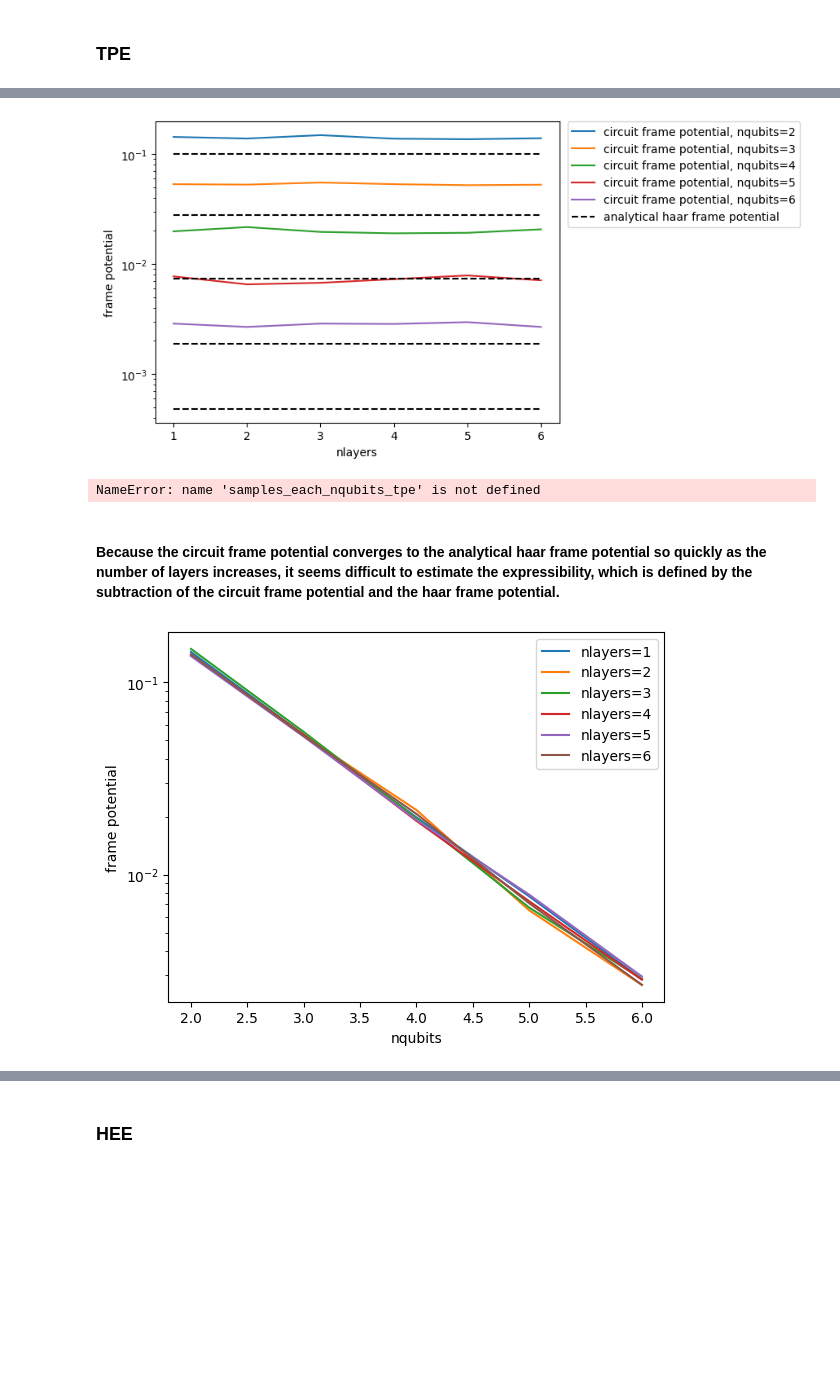
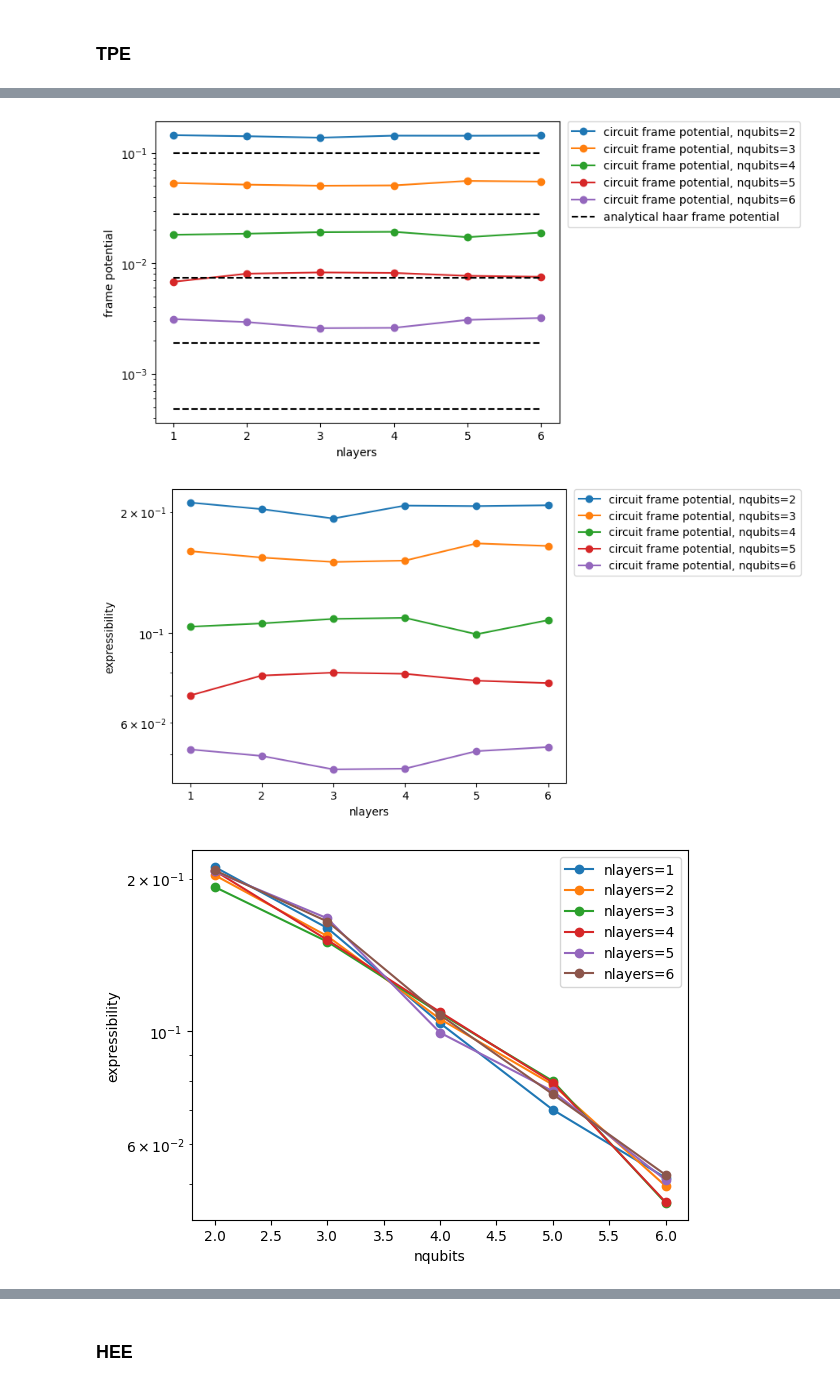
Before and after one commit to kkensuke/encoding-induced_barren-plateau, a Jupyter notebook: expressibility.ipynb, the cells around one changed output, grey strips where cells are left out. Saved outputs shown, nothing was run; the diff lists cells and outputs as text; code cells hidden in the pictures; blank space fills up the shorter version.

```diff
--- a/expressibility.ipynb
+++ b/expressibility.ipynb
@@ -123,6 +141,15 @@ for circuit in circuits:
             samples_each_nlayers.append(exp.circuit_frame_potential())
         samples_each_nqubits.append(samples_each_nlayers)
     samples_each_circuits.append(samples_each_nqubits)
+# %%
+l = samples_each_circuits
+path = "results/data/samples_each_circuits.pkl"
+
+with open(path, "wb") as f:
+    pickle.dump(l, f)
+# %%
+with open(path, "rb") as f:
+    samples_each_circuits = pickle.load(f)
 # %%
 analytical_samples_each_nqubits = []
 for nqubits in nqubits_list:
@@ -142,7 +169,7 @@ circuit.draw('mpl')
 # %%
 samples_each_nqubits_tpe = samples_each_circuits[0]
 for i in range(len(nqubits_list)):
-    plt.semilogy(nlayers_list, samples_each_nqubits_tpe[i], label=f'circuit frame potential, nqubits={nqubits_list[i]}')
+    plt.semilogy(nlayers_list, samples_each_nqubits_tpe[i], label=f'circuit frame potential, nqubits={nqubits_list[i]}', marker='o')
 
 for i in range(len(nqubits_list)-1):
     plt.semilogy(nlayers_list, analytical_samples_each_nqubits[i], linestyle='dashed', color='black')
@@ -153,26 +180,27 @@ plt.ylabel('frame potential')
 plt.legend(bbox_to_anchor=(1.02, 1), loc='upper left', borderaxespad=0, fontsize=10)
 plt.show()
 # %% [output]
-[figure, old version]
+[figure, new version]
 # %%
+expressibility_each_nqubits_tpe = []
 for i in range(len(nqubits_list)):
-    plt.semilogy(nlayers_list, np.sqrt(samples_each_nqubits_tpe[i] - analytical_samples_each_nqubits[i]), label=f'circuit frame potential, nqubits={nqubits_list[i]}')
+    expressibility_each_nlayers_tpe = np.sqrt(np.array(samples_each_nqubits_tpe[i]) - np.array(analytical_samples_each_nqubits[i]))
+    expressibility_each_nqubits_tpe.append(expressibility_each_nlayers_tpe)
+    plt.semilogy(nlayers_list, expressibility_each_nlayers_tpe, label=f'circuit frame potential, nqubits={nqubits_list[i]}', marker='o')
 
 plt.xlabel('nlayers')
 plt.ylabel('expressibility')
 plt.legend(bbox_to_anchor=(1.02, 1), loc='upper left', borderaxespad=0, fontsize=10)
 plt.show()
 # %% [output]
-NameError: name 'samples_each_nqubits_tpe' is not defined
+[figure, added]
-# %% [markdown]
-#### Because the circuit frame potential converges to the analytical haar frame potential so quickly as the number of layers increases, it seems difficult to estimate the expressibility, which is defined by the subtraction of the circuit frame potential and the haar frame potential.
 # %%
-samples_each_nlayers_ = np.array(samples_each_nqubits_tpe).T
+expressibility_each_nqubits_tpe_ = np.array(expressibility_each_nqubits_tpe).T
 for i in range(len(nlayers_list)):
-    plt.semilogy(nqubits_list, samples_each_nlayers_[i], label=f'nlayers={nlayers_list[i]}')
+    plt.semilogy(nqubits_list, expressibility_each_nqubits_tpe_[i], label=f'nlayers={nlayers_list[i]}', marker='o')
 plt.xlabel('nqubits')
-plt.ylabel('frame potential')
+plt.ylabel('expressibility')
 plt.legend()
 plt.show()
 # %% [output]
-[figure, old version]
+[figure, new version]
```
Also changed, not shown: parts of 17 cells of this notebook, 4 other files.
